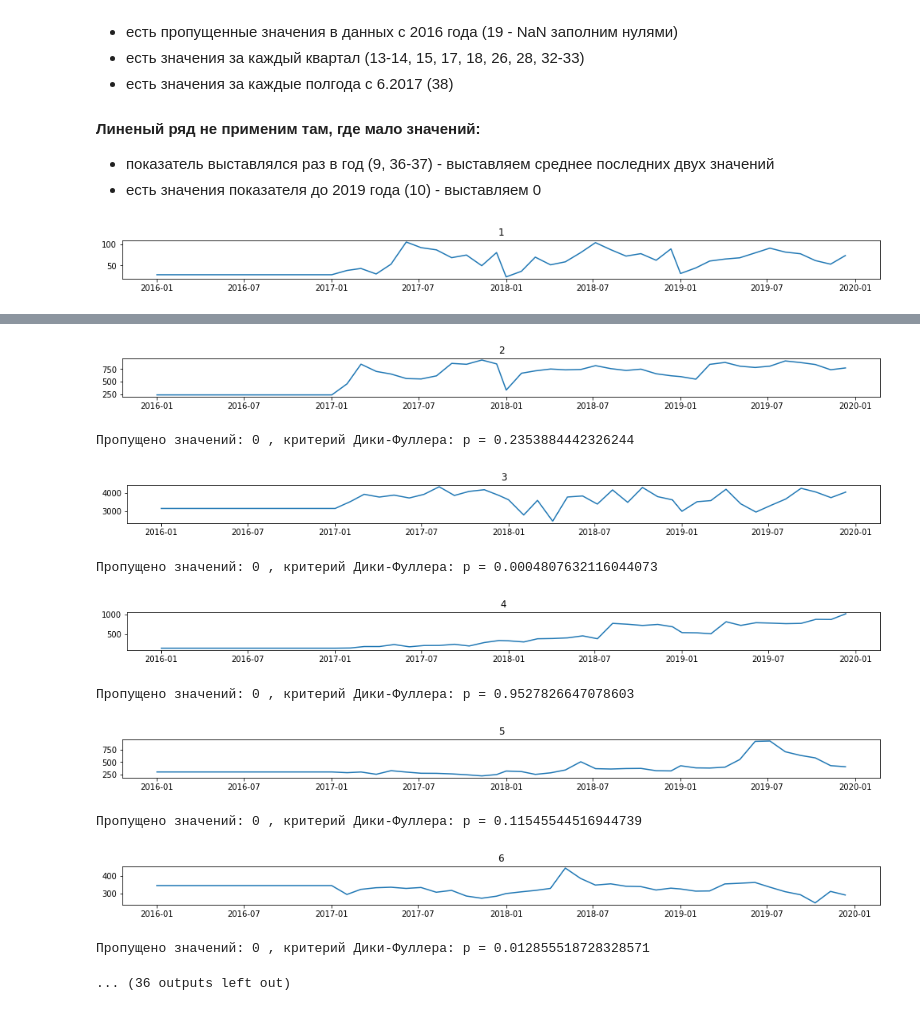
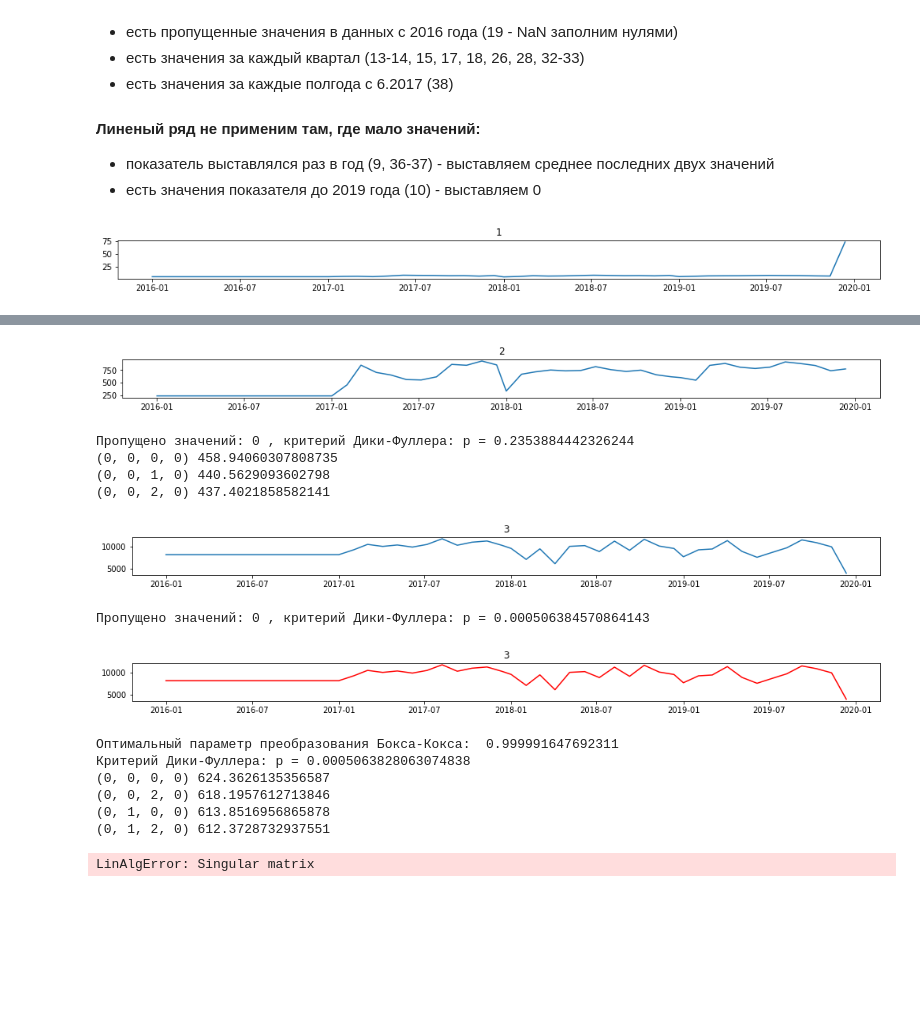
Before and after one commit to paulnumberone/investment_appeal, a Jupyter notebook: IA.ipynb, the cells around one changed output, grey strips where cells are left out. Drawn from its saved outputs; the diff is of its cells as text; code cells hidden in the pictures; blank space fills up the shorter version.

```diff
--- a/IA.ipynb
+++ b/IA.ipynb
@@ -194,6 +184,7 @@ factors_tvr.columns = range(1, 40)
 for a in [1,2,3,4,5,6,7,8,11,12,16,20,21,22,23,24,25,27,29,30,31,34,35,39]:
     factors_nsk[a] = factors_nsk[a].bfill()
 # %%
+%%time
 for element in [1,2,3,4,5,6,7,8,11,12,16,20,21,22,23,24,25,27,29,30,31,34,35,39]:
     plt.figure(figsize=(17,3))
     ax=plt.subplot(311)
@@ -202,6 +193,59 @@ for element in [1,2,3,4,5,6,7,8,11,12,16,20,21,22,23,24,25,27,29,30,31,34,35,39]
     plt.show()
     if factors_nsk[element].isna().sum() > 1:
         factors_nsk[element][-2]=factors_nsk[element][-3]
-    print("Пропущено значений:", factors_nsk[element][:-1].isna().sum(), ", критерий Дики-Фуллера: p =", sm.tsa.stattools.adfuller(factors_nsk[element][:-1])[1])
+    print("Пропущено значений:", factors_nsk[element][:-1].isna().sum(),
+          ", критерий Дики-Фуллера: p =", sm.tsa.stattools.adfuller(factors_nsk[element][:-1])[1])
+
+    ps = range(0, 2)
+    d=1
+    qs = range(0, 12)
+    Ps = range(0, 3)
+    D=1
+    Qs = range(0, 3)
+    parameters = product(ps, qs, Ps, Qs)
+    parameters_list = list(parameters)
+    best_aic = float("inf")
+
+    if sm.tsa.stattools.adfuller(factors_nsk[element][:-1])[1] > 0.05:
+        for param in parameters_list:
+            #try except нужен, потому что на некоторых наборах параметров модель не обучается
+            try:
+                model=sm.tsa.statespace.SARIMAX(factors_nsk[element][:-1], order=(param[0], d, param[1]),
+                                                seasonal_order=(param[2], D, param[3], 12)).fit(disp=-1)
+            #выводим параметры, на которых модель не обучается и переходим к следующему набору
+            except ValueError:
+                continue
+            aic = model.aic
+            #сохраняем лучшую модель, aic, параметры
+            if aic < best_aic:
+                best_model = model
+                best_aic = aic
+                best_param = param
+                print(best_param, best_aic)
+
+    if sm.tsa.stattools.adfuller(factors_nsk[element][:-1])[1] <=0.05:
+        plt.figure(figsize=(17,3))
+        ax=plt.subplot(311)
+        plt.title(element)
+        factors_nsk[element][:-1], lmbda = stats.boxcox(factors_nsk[element][:-1])
+        plt.plot(factors_nsk[element], c='r')
+        plt.show()
+        print("Оптимальный параметр преобразования Бокса-Кокса: ", lmbda)
+        print("Критерий Дики-Фуллера: p =", sm.tsa.stattools.adfuller(factors_nsk[element][:-1])[1])
+        for param in parameters_list:
+            #try except нужен, потому что на некоторых наборах параметров модель не обучается
+            try:
+                model=sm.tsa.statespace.SARIMAX(factors_nsk[element][:-1], order=(param[0], d, param[1]),
+                                                seasonal_order=(param[2], D, param[3], 12)).fit(disp=-1)
+            #выводим параметры, на которых модель не обучается и переходим к следующему набору
+            except ValueError:
+                continue
+            aic = model.aic
+            #сохраняем лучшую модель, aic, параметры
+            if aic < best_aic:
+                best_model = model
+                best_aic = aic
+                best_param = param
+                print(best_param, best_aic)
 # %% [output]
-[figure, old version]
+[figure, new version]
@@ -209,11 +256,15 @@ for element in [1,2,3,4,5,6,7,8,11,12,16,20,21,22,23,24,25,27,29,30,31,34,35,39]
 [figure]
 Пропущено значений: 0 , критерий Дики-Фуллера: p = 0.2353884442326244
+(0, 0, 0, 0) 458.94060307808735
+(0, 0, 1, 0) 440.5629093602798
+(0, 0, 2, 0) 437.4021858582141
-[figure, old version]
+[figure, new version]
-Пропущено значений: 0 , критерий Дики-Фуллера: p = 0.0004807632116044073
+Пропущено значений: 0 , критерий Дики-Фуллера: p = 0.000506384570864143
-[figure, old version]
+[figure, new version]
-Пропущено значений: 0 , критерий Дики-Фуллера: p = 0.9527826647078603
+Оптимальный параметр преобразования Бокса-Кокса:  0.999991647692311
+Критерий Дики-Фуллера: p = 0.0005063828063074838
+(0, 0, 0, 0) 624.3626135356587
+(0, 0, 2, 0) 618.1957612713846
+(0, 1, 0, 0) 613.8516956865878
+(0, 1, 2, 0) 612.3728732937551
-[figure, removed]
-Пропущено значений: 0 , критерий Дики-Фуллера: p = 0.11545544516944739
+LinAlgError: Singular matrix
-[figure, removed]
-Пропущено значений: 0 , критерий Дики-Фуллера: p = 0.012855518728328571
-... (36 outputs left out)
```
Also changed, not shown: parts of 9 cells of this notebook.
